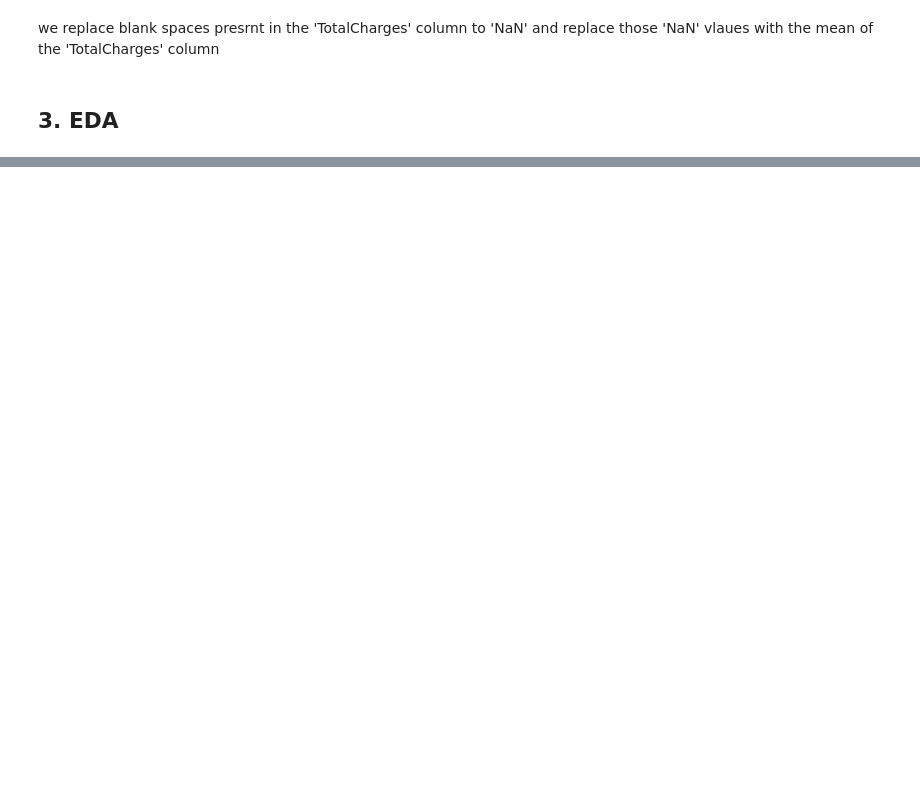
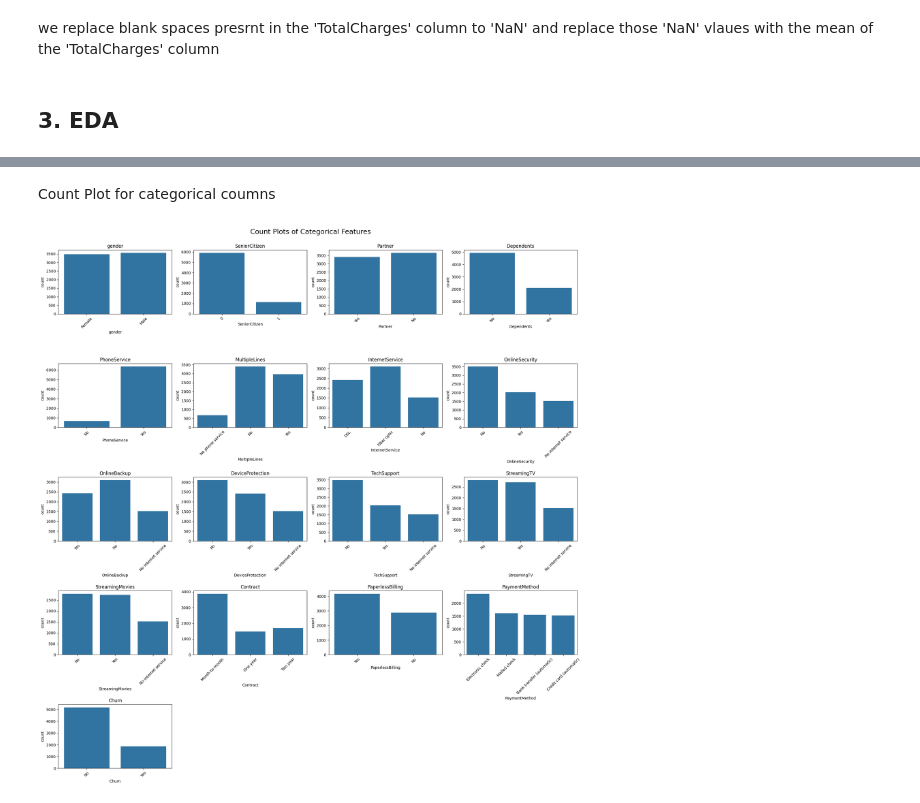
Before and after one commit to MayukhBaruah19/Customer-churn-prediction, a Jupyter notebook: Notebook/EDA.ipynb, the cells around one changed output, grey strips where cells are left out. Drawn from its saved outputs; the diff is of its cells as text; code cells hidden in the pictures; blank space fills up the shorter version.

```diff
--- a/Notebook/EDA.ipynb
+++ b/Notebook/EDA.ipynb
@@ -91,0 +162,5 @@ we replace blank spaces presrnt in the 'TotalCharges' column to 'NaN' and replac
+# %%
+#categorical features
+categorical_features =data.select_dtypes(include=['object']).columns.tolist()
+categorical_features = ["SeniorCitizen"] + categorical_features
+categorical_features
@@ -91,0 +185,25 @@ we replace blank spaces presrnt in the 'TotalCharges' column to 'NaN' and replac
+# %% [markdown]
+Count Plot for categorical coumns
+# %%
+import matplotlib.pyplot as plt
+import seaborn as sns
+import math
+
+
+num_plots = len(categorical_features)
+cols = 4
+rows = math.ceil(num_plots / cols)
+
+plt.figure(figsize=(5 * cols, 4 * rows))
+
+for i, col in enumerate(categorical_features, 1):
+    plt.subplot(rows, cols, i)
+    sns.countplot(x=data[col])
+    plt.title(f'{col}')
+    plt.xticks(rotation=45)
+    plt.tight_layout()
+
+plt.suptitle("Count Plots of Categorical Features", fontsize=18, y=1.02)
+plt.show()
+# %% [output]
+[figure, added]
```
Also changed, not shown: parts of 10 cells of this notebook.
